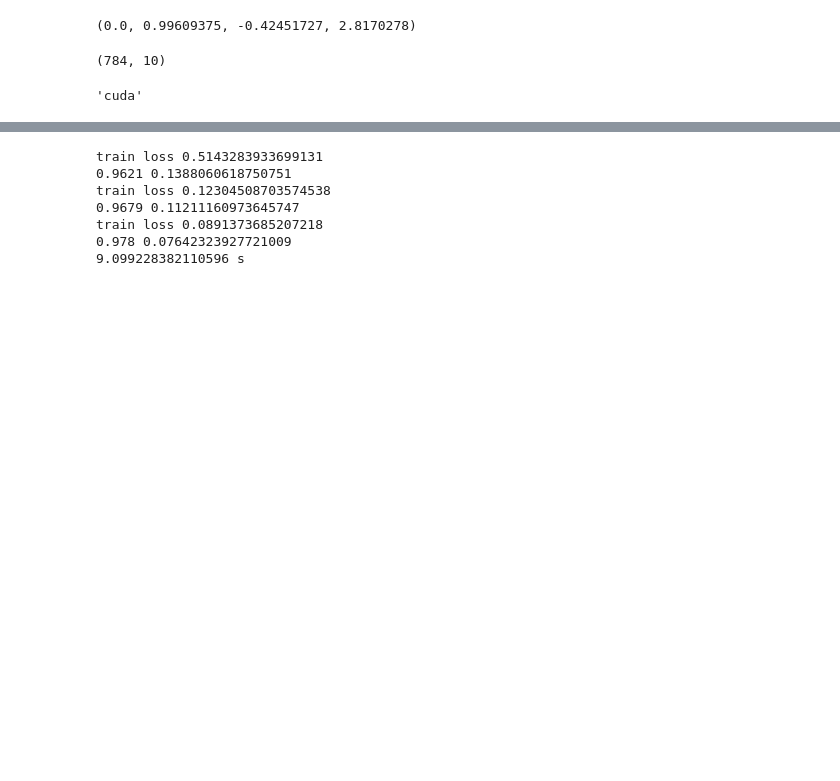
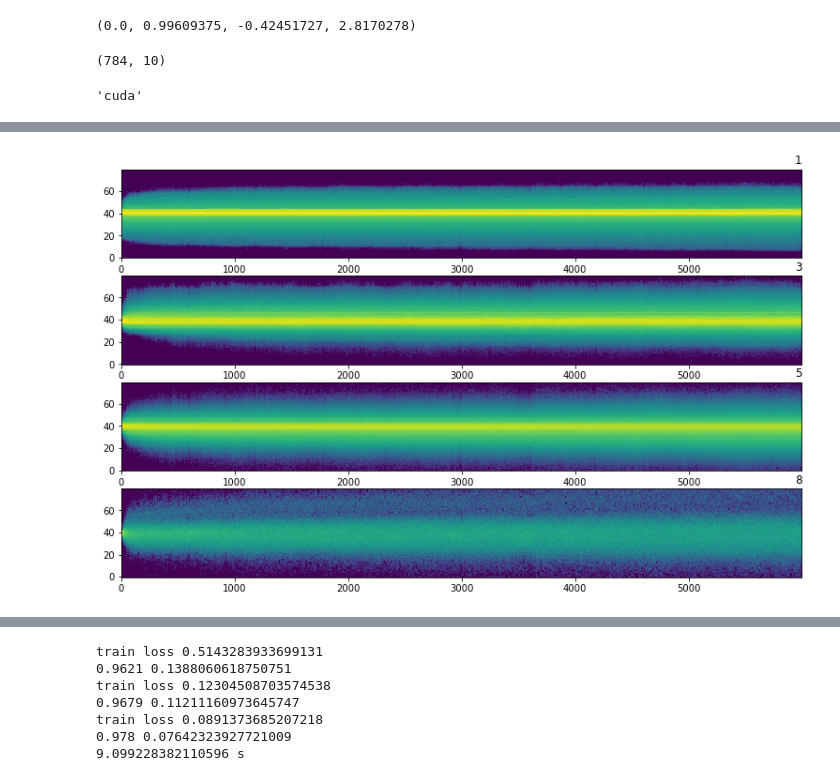
Before and after one commit to eugenefil/ml, a Jupyter notebook: mnist.ipynb, the cells around one changed output, grey strips where cells are left out. Saved outputs shown, nothing was run; the diff lists cells and outputs as text; code cells hidden in the pictures; blank space fills up the shorter version.

```diff
--- a/mnist.ipynb
+++ b/mnist.ipynb
@@ -121 +145,11 @@ total time 119.58s
+# %%
+plt.figure(figsize=(13,8))
+plt.title('histogram')
+for i,(l,vals) in enumerate(lstats.items()):
+    hist=mytorch.tensor(vals['hist']).T.float().log1p().cpu()
+    ax=plt.subplot(len(lstats),1,i+1)
+    ax.set_title(l,loc='right')
+    ax.imshow(hist,origin='lower',aspect='auto')
+# %% [output]
+[figure, added]
 # %%
```
Also changed, not shown: parts of 4 cells of this notebook.
